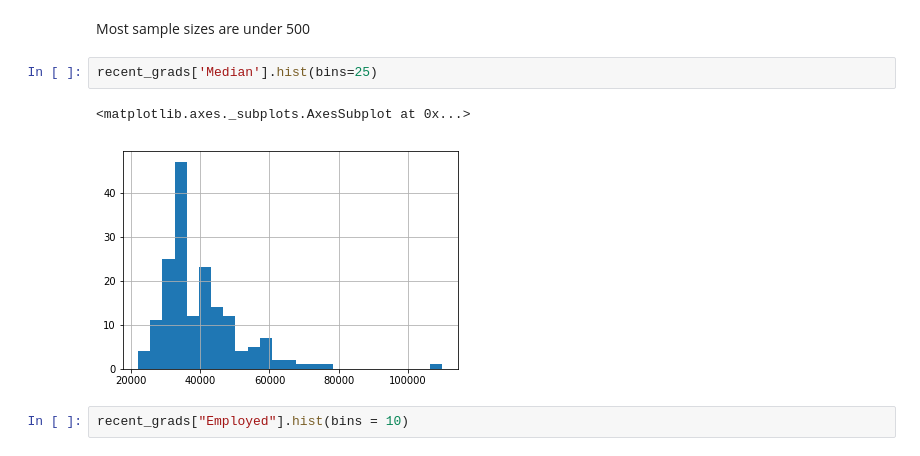
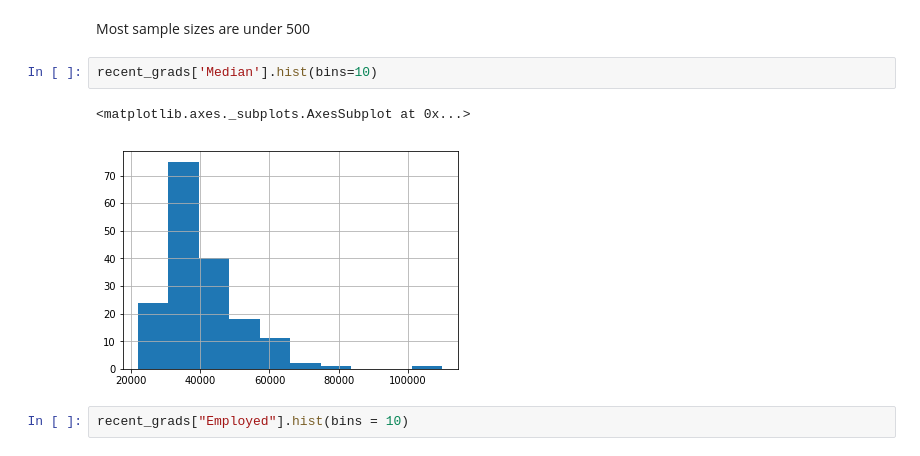
Before and after one commit to ipshitaRB/Visualize-Earnings-Based-On-College-Majors, a Jupyter notebook: Visualize_earnings_based_on_college_majors.ipynb, the cells around one changed output. Saved outputs shown, nothing was run; the diff lists cells and outputs as text.

```diff
--- a/Visualize_earnings_based_on_college_majors.ipynb
+++ b/Visualize_earnings_based_on_college_majors.ipynb
@@ -187,10 +187,10 @@ recent_grads['Sample_size'].hist(bins=25, range=(0,5000))
 # %% [markdown]
 Most sample sizes are under 500
 # %%
-recent_grads['Median'].hist(bins=25)
+recent_grads['Median'].hist(bins=10)
 # %% [output]
 <matplotlib.axes._subplots.AxesSubplot at 0x...>
-[figure, old version]
+[figure, new version]
 # %%
 recent_grads["Employed"].hist(bins = 10)
 # %% [output]
```
Also changed, not shown: parts of 3 cells of this notebook.
